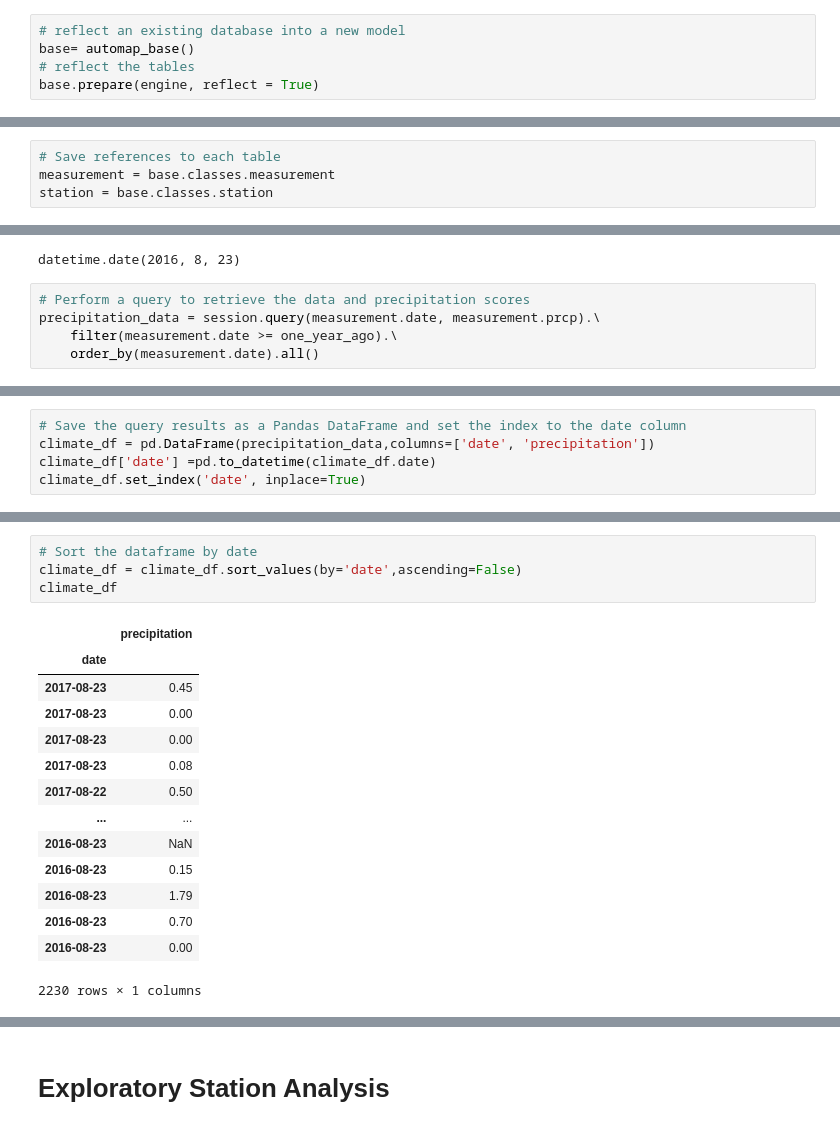
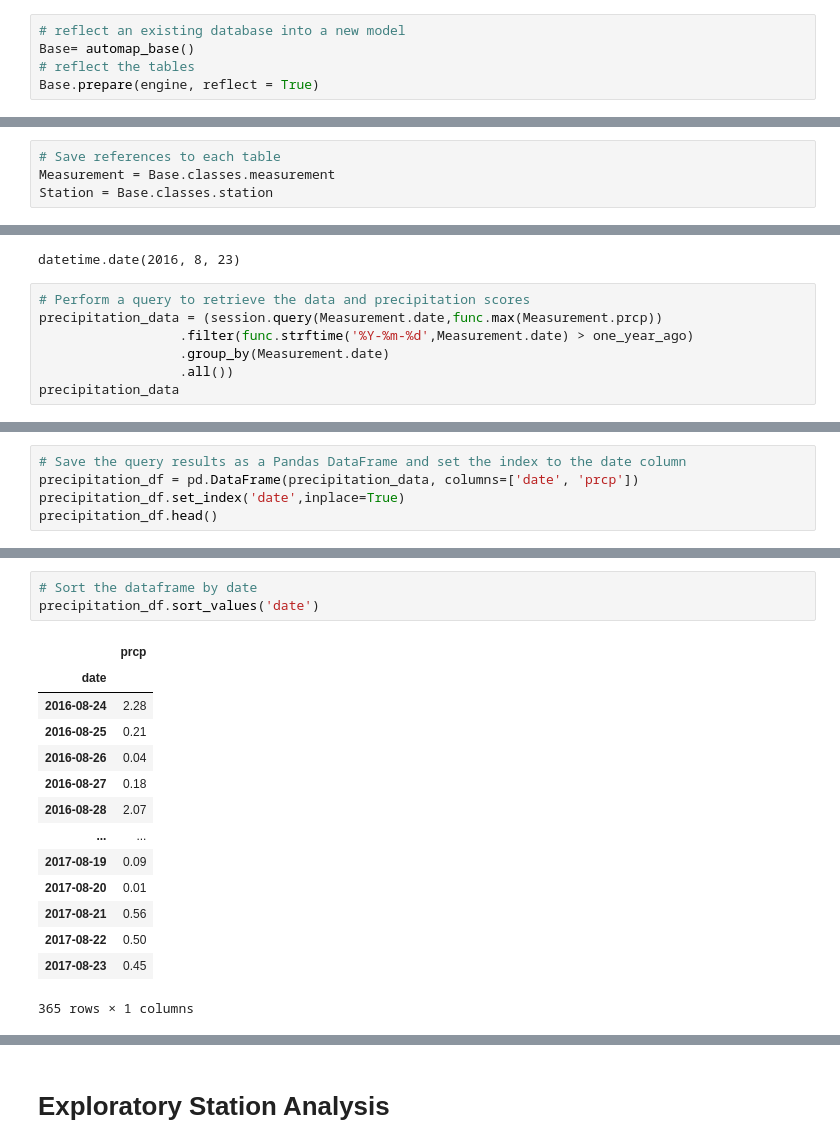
Before and after one commit to nlepley1230/sqlalchemy-challenge, a Jupyter notebook: climate_starter.ipynb, the cells around one changed output, grey strips where cells are left out. Drawn from its saved outputs; the diff is of its cells as text.

Commit message:
Climate_stater edited, completed bonus2.

```diff
--- a/climate_starter.ipynb
+++ b/climate_starter.ipynb
@@ -20,8 +20,8 @@ from sqlalchemy import create_engine, func
 engine = create_engine("sqlite:///hawaii.sqlite")
 # %%
 # reflect an existing database into a new model
-base= automap_base()
+Base= automap_base()
 # reflect the tables
-base.prepare(engine, reflect = True)
+Base.prepare(engine, reflect = True)
 # %%
 # View all of the classes that automap found
@@ -30,8 +30,8 @@ base.classes.keys()
 ['measurement', 'station']
 # %%
 # Save references to each table
-measurement = base.classes.measurement
-station = base.classes.station
+Measurement = Base.classes.measurement
+Station = Base.classes.station
 # %%
 # Create our session (link) from Python to the DB
 session = Session(engine)
@@ -54,6 +54,8 @@ one_year_ago
 datetime.date(2016, 8, 23)
 # %%
 # Perform a query to retrieve the data and precipitation scores
-precipitation_data = session.query(measurement.date, measurement.prcp).\
-    filter(measurement.date >= one_year_ago).\
-    order_by(measurement.date).all()
+precipitation_data = (session.query(Measurement.date,func.max(Measurement.prcp))
+                  .filter(func.strftime('%Y-%m-%d',Measurement.date) > one_year_ago)
+                  .group_by(Measurement.date)
+                  .all())
+precipitation_data
@@ -60,6 +80,6 @@ precipitation_data = session.query(measurement.date, measurement.prcp).\
 # %%
 # Save the query results as a Pandas DataFrame and set the index to the date column
-climate_df = pd.DataFrame(precipitation_data,columns=['date', 'precipitation'])
-climate_df['date'] =pd.to_datetime(climate_df.date)
-climate_df.set_index('date', inplace=True)
+precipitation_df = pd.DataFrame(precipitation_data, columns=['date', 'prcp'])
+precipitation_df.set_index('date',inplace=True)
+precipitation_df.head()
 # %% [output]
@@ -80,19 +93,18 @@ climate_df.set_index('date', inplace=True)
 # %%
 # Sort the dataframe by date
-climate_df = climate_df.sort_values(by='date',ascending=False)
-climate_df
+precipitation_df.sort_values('date')
 # %% [output]
-|  | precipitation |
+|  | prcp |
 | date |  |
+| 2016-08-24 | 2.28 |
+| 2016-08-25 | 0.21 |
+| 2016-08-26 | 0.04 |
+| 2016-08-27 | 0.18 |
+| 2016-08-28 | 2.07 |
+| ... | ... |
+| 2017-08-19 | 0.09 |
+| 2017-08-20 | 0.01 |
+| 2017-08-21 | 0.56 |
+| 2017-08-22 | 0.50 |
 | 2017-08-23 | 0.45 |
-| 2017-08-23 | 0.00 |
-| 2017-08-23 | 0.00 |
-| 2017-08-23 | 0.08 |
-| 2017-08-22 | 0.50 |
-| ... | ... |
-| 2016-08-23 | NaN |
-| 2016-08-23 | 0.15 |
-| 2016-08-23 | 1.79 |
-| 2016-08-23 | 0.70 |
-| 2016-08-23 | 0.00 |
-2230 rows × 1 columns
+365 rows × 1 columns
```
Also changed, not shown: parts of 14 cells of this notebook.
